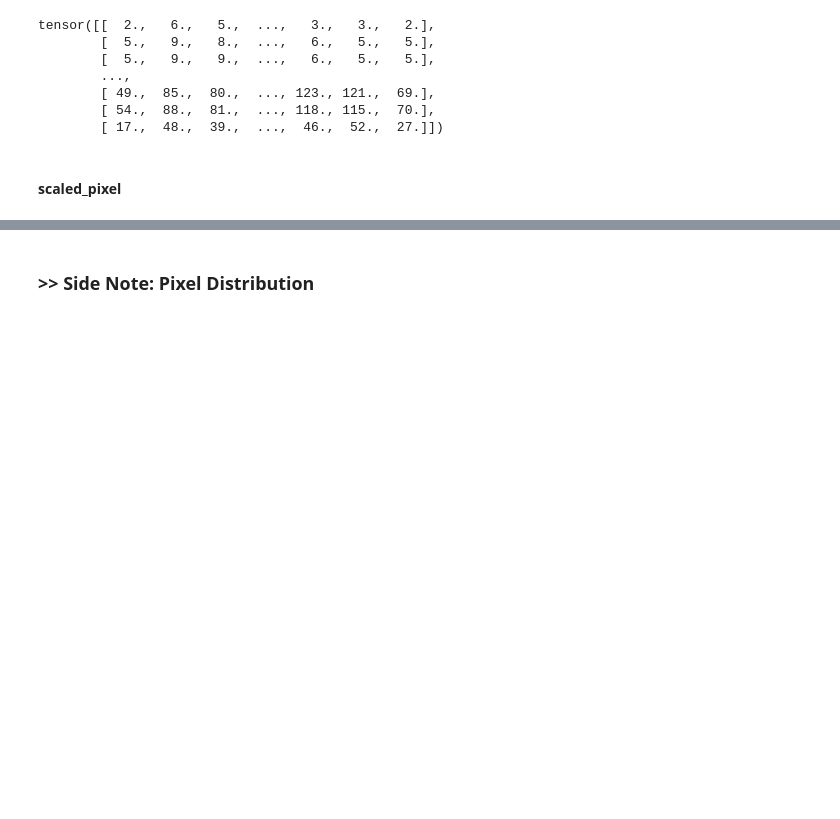
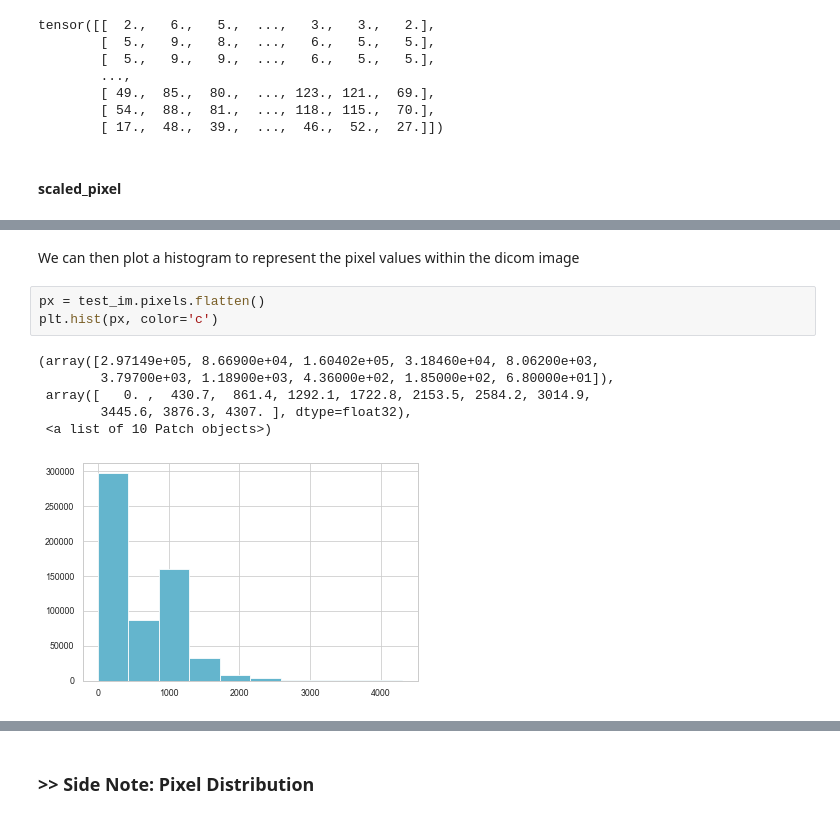
Before and after one commit to asvcode/MedicalImaging, a Jupyter notebook: _notebooks/2020-04-28-Medical-Imaging-Using-Fastai.ipynb, the cells around one changed output, grey strips where cells are left out. Drawn from its saved outputs; the diff is of its cells as text; blank space fills up the shorter version.

```diff
--- a/_notebooks/2020-04-28-Medical-Imaging-Using-Fastai.ipynb
+++ b/_notebooks/2020-04-28-Medical-Imaging-Using-Fastai.ipynb
@@ -208,0 +211,12 @@ hh.show()
+# %% [markdown]
+We can then plot a histogram to represent the pixel values within the dicom image
+# %%
+px = test_im.pixels.flatten()
+plt.hist(px, color='c')
+# %% [output]
+(array([2.97149e+05, 8.66900e+04, 1.60402e+05, 3.18460e+04, 8.06200e+03,
+        3.79700e+03, 1.18900e+03, 4.36000e+02, 1.85000e+02, 6.80000e+01]),
+ array([   0. ,  430.7,  861.4, 1292.1, 1722.8, 2153.5, 2584.2, 3014.9,
+        3445.6, 3876.3, 4307. ], dtype=float32),
+ <a list of 10 Patch objects>)
+[figure, added]
```
Also changed, not shown: parts of 8 cells of this notebook.
